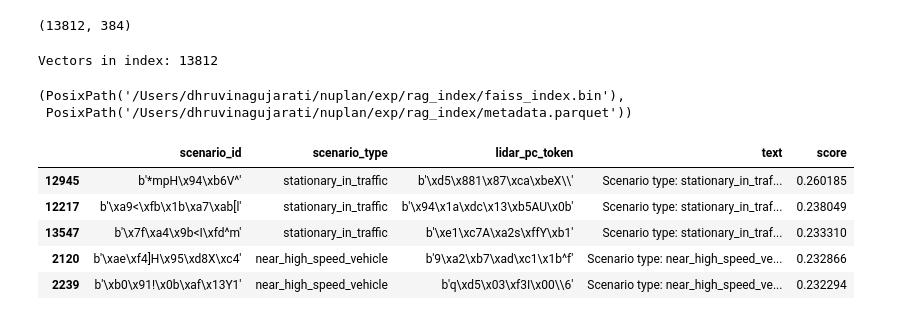
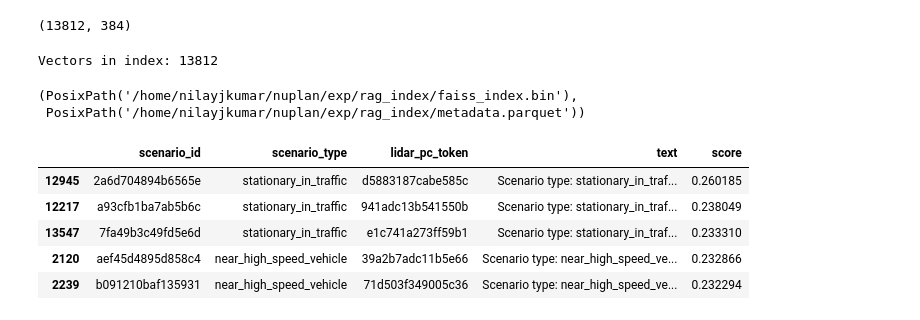
Before and after one commit to Dhruvina21/memory_augmented_rag_driving, a Jupyter notebook: notebooks/02_data_embeddings.ipynb, the cells around one changed output. Drawn from its saved outputs; the diff is of its cells as text; code cells hidden in the pictures.

```diff
--- a/notebooks/02_data_embeddings.ipynb
+++ b/notebooks/02_data_embeddings.ipynb
@@ -103,40 +176,54 @@ d = embeddings.shape[1]
 index = faiss.IndexFlatIP(d)
 index.add(embeddings)
 print("Vectors in index:", index.ntotal)
+
+# Save FAISS index
 faiss.write_index(index, str(INDEX_PATH))
+
+# Save metadata
 metadata = df[["scenario_id", "scenario_type", "lidar_pc_token", "text"]].copy()
-metadata.to_parquet(METADATA_PATH, index=False)
+
+# Convert the binary ID fields to hex strings so they’re parquet-friendly
+for col in ["scenario_id", "lidar_pc_token"]:
+    metadata[col] = metadata[col].apply(
+        lambda x: x.hex() if isinstance(x, (bytes, bytearray)) else str(x)
+    )
+
+# Write using fastparquet engine
+metadata.to_parquet(METADATA_PATH, index=False, engine="fastparquet")
+
 INDEX_PATH, METADATA_PATH
 # %% [output]
 Vectors in index: 13812
-(PosixPath('/Users/dhruvinagujarati/nuplan/exp/rag_index/faiss_index.bin'),
- PosixPath('/Users/dhruvinagujarati/nuplan/exp/rag_index/metadata.parquet'))
+(PosixPath('/home/nilayjkumar/nuplan/exp/rag_index/faiss_index.bin'),
+ PosixPath('/home/nilayjkumar/nuplan/exp/rag_index/metadata.parquet'))
 # %%
 index = faiss.read_index(str(INDEX_PATH))
-metadata = pd.read_parquet(METADATA_PATH)
+metadata = pd.read_parquet(METADATA_PATH, engine="fastparquet")
+
 
 def embed_query(query: str):
     q_emb = model.encode(
         [query],
         normalize_embeddings=True,
         convert_to_numpy=True,
     ).astype("float32")
     return q_emb
 
 def search(query: str, k: int = 5):
     q_emb = embed_query(query)
     scores, idxs = index.search(q_emb, k)
     idxs = idxs[0]
     scores = scores[0]
     results = metadata.iloc[idxs].copy()
     results["score"] = scores
     return results
 
 search("hard braking scenario", k=5) # Sanity check
 # %% [output]
 |  | scenario_id | scenario_type | lidar_pc_token | text | score |
-| 12945 | b'*mpH\x94\xb6V^' | stationary_in_traffic | b'\xd5\x881\x87\xca\xbeX\\' | Scenario type: stationary_in_traf... | 0.260185 |
-| 12217 | b'\xa9<\xfb\x1b\xa7\xab[l' | stationary_in_traffic | b'\x94\x1a\xdc\x13\xb5AU\x0b' | Scenario type: stationary_in_traf... | 0.238049 |
-| 13547 | b'\x7f\xa4\x9b<I\xfd^m' | stationary_in_traffic | b'\xe1\xc7A\xa2s\xffY\xb1' | Scenario type: stationary_in_traf... | 0.233310 |
-| 2120 | b'\xae\xf4]H\x95\xd8X\xc4' | near_high_speed_vehicle | b'9\xa2\xb7\xad\xc1\x1b^f' | Scenario type: near_high_speed_ve... | 0.232866 |
-| 2239 | b'\xb0\x91!\x0b\xaf\x13Y1' | near_high_speed_vehicle | b'q\xd5\x03\xf3I\x00\\6' | Scenario type: near_high_speed_ve... | 0.232294 |
+| 12945 | 2a6d704894b6565e | stationary_in_traffic | d5883187cabe585c | Scenario type: stationary_in_traf... | 0.260185 |
+| 12217 | a93cfb1ba7ab5b6c | stationary_in_traffic | 941adc13b541550b | Scenario type: stationary_in_traf... | 0.238049 |
+| 13547 | 7fa49b3c49fd5e6d | stationary_in_traffic | e1c741a273ff59b1 | Scenario type: stationary_in_traf... | 0.233310 |
+| 2120 | aef45d4895d858c4 | near_high_speed_vehicle | 39a2b7adc11b5e66 | Scenario type: near_high_speed_ve... | 0.232866 |
+| 2239 | b091210baf135931 | near_high_speed_vehicle | 71d503f349005c36 | Scenario type: near_high_speed_ve... | 0.232294 |
```
Also changed, not shown: parts of 5 cells of this notebook, 1 other file.
